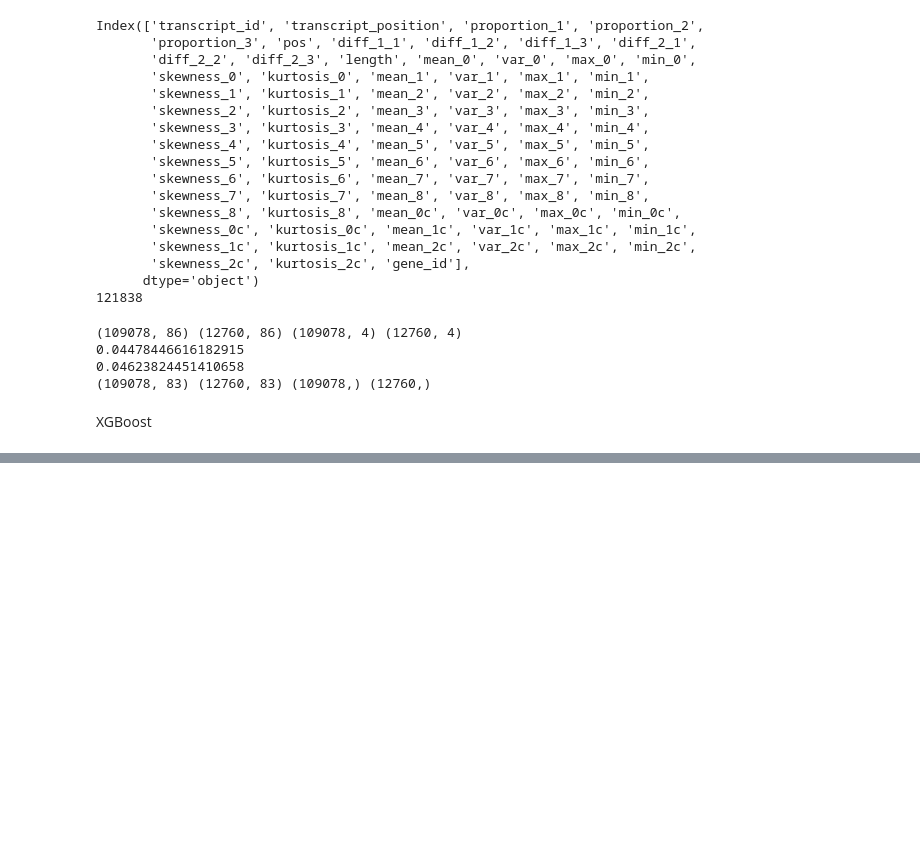
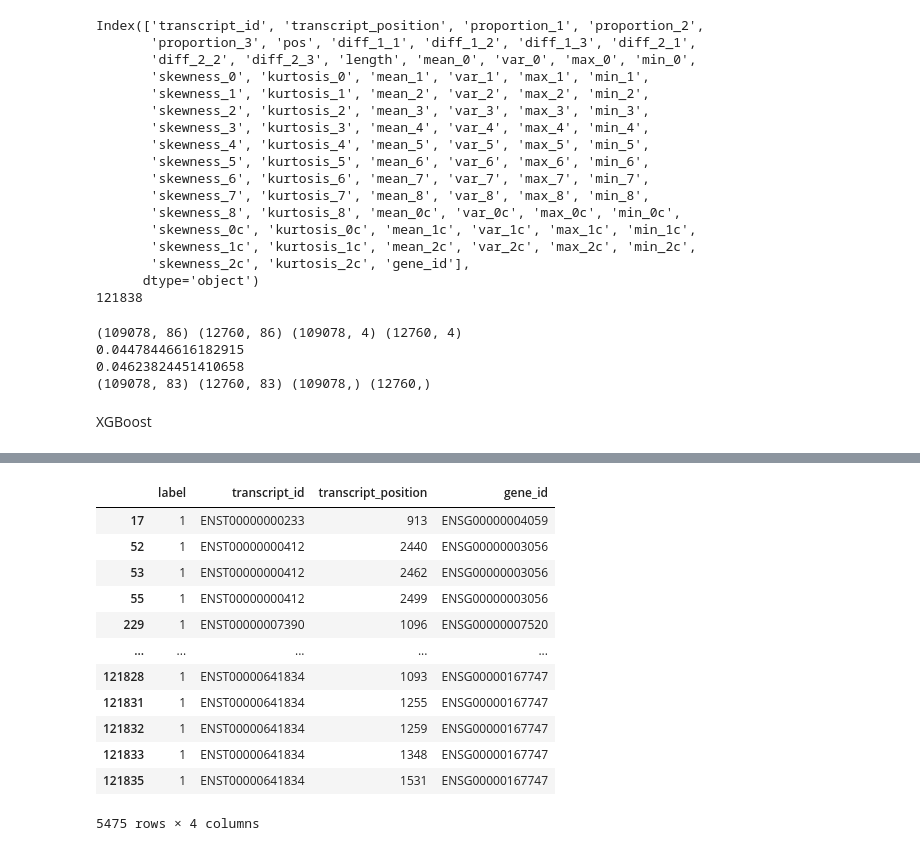
Before and after one commit to yunethiri/DSA4262-geneandtonic, a Jupyter notebook: notebooks/training_xgb_v2.ipynb, the cells around one changed output, grey strips where cells are left out. Saved outputs shown, nothing was run; the diff lists cells and outputs as text; code cells hidden in the pictures; blank space fills up the shorter version.

```diff
--- a/training_xgb_v2.ipynb
+++ b/notebooks/training_xgb_v2.ipynb
@@ -480,0 +532,16 @@ weighted avg       0.95      0.96      0.96     12760
+# %%
+y[y['label'] == 1]
+# %% [output]
+|  | label | transcript_id | transcript_position | gene_id |
+| 17 | 1 | ENST00000000233 | 913 | ENSG00000004059 |
+| 52 | 1 | ENST00000000412 | 2440 | ENSG00000003056 |
+| 53 | 1 | ENST00000000412 | 2462 | ENSG00000003056 |
+| 55 | 1 | ENST00000000412 | 2499 | ENSG00000003056 |
+| 229 | 1 | ENST00000007390 | 1096 | ENSG00000007520 |
+| ... | ... | ... | ... | ... |
+| 121828 | 1 | ENST00000641834 | 1093 | ENSG00000167747 |
+| 121831 | 1 | ENST00000641834 | 1255 | ENSG00000167747 |
+| 121832 | 1 | ENST00000641834 | 1259 | ENSG00000167747 |
+| 121833 | 1 | ENST00000641834 | 1348 | ENSG00000167747 |
+| 121835 | 1 | ENST00000641834 | 1531 | ENSG00000167747 |
+5475 rows × 4 columns
```
Also changed, not shown: parts of 9 cells of this notebook, 5 other files.
